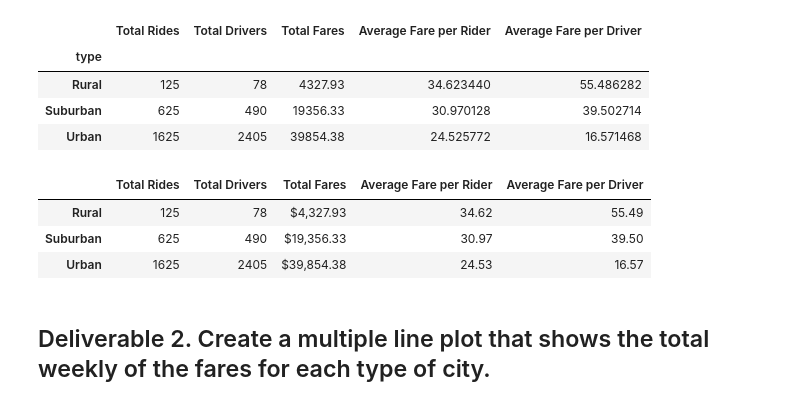
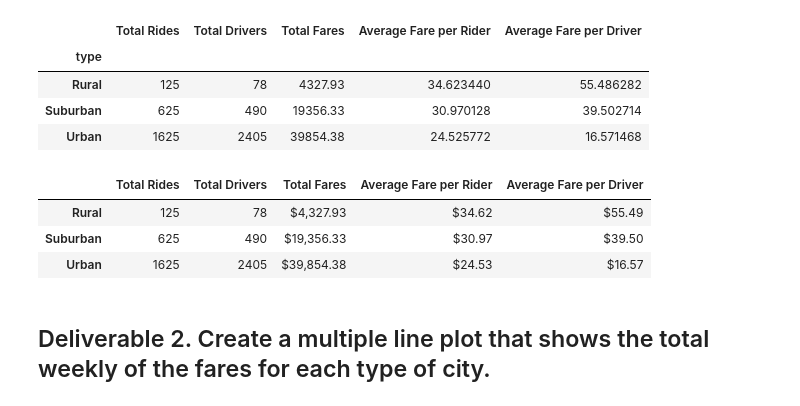
Before and after one commit to smwhng/PyBer_Analysis, a Jupyter notebook: PyBer_Challenge.ipynb, the cells around one changed output. Saved outputs shown, nothing was run; the diff lists cells and outputs as text; code cells hidden in the pictures.

Commit message:
Adding Pyber Challenge file

```diff
--- a/PyBer_Challenge.ipynb
+++ b/PyBer_Challenge.ipynb
@@ -105,16 +105,16 @@ pyber_summary_df.index.name = None
 # %%
 #  8. Format the columns.
 pyber_summary_df["Total Rides"] = pyber_summary_df["Total Rides"].map("{:.0f}".format)
 pyber_summary_df["Total Drivers"] = pyber_summary_df["Total Drivers"].map("{:.0f}".format)
 pyber_summary_df["Total Fares"] = pyber_summary_df["Total Fares"].map("${:,.2f}".format)
-pyber_summary_df["Average Fare per Rider"] = pyber_summary_df["Average Fare per Rider"].map("{:,.2f}".format)
-pyber_summary_df["Average Fare per Driver"] = pyber_summary_df["Average Fare per Driver"].map("{:,.2f}".format)
+pyber_summary_df["Average Fare per Rider"] = pyber_summary_df["Average Fare per Rider"].map("${:,.2f}".format)
+pyber_summary_df["Average Fare per Driver"] = pyber_summary_df["Average Fare per Driver"].map("${:,.2f}".format)
 pyber_summary_df
 # %% [output]
 |  | Total Rides | Total Drivers | Total Fares | Average Fare per Rider | Average Fare per Driver |
-| Rural | 125 | 78 | $4,327.93 | 34.62 | 55.49 |
-| Suburban | 625 | 490 | $19,356.33 | 30.97 | 39.50 |
-| Urban | 1625 | 2405 | $39,854.38 | 24.53 | 16.57 |
+| Rural | 125 | 78 | $4,327.93 | $34.62 | $55.49 |
+| Suburban | 625 | 490 | $19,356.33 | $30.97 | $39.50 |
+| Urban | 1625 | 2405 | $39,854.38 | $24.53 | $16.57 |
 # %% [markdown]
 ## Deliverable 2.  Create a multiple line plot that shows the total weekly of the fares for each type of city.
 # %%
```
Also changed, not shown: parts of 1 cell of this notebook.
